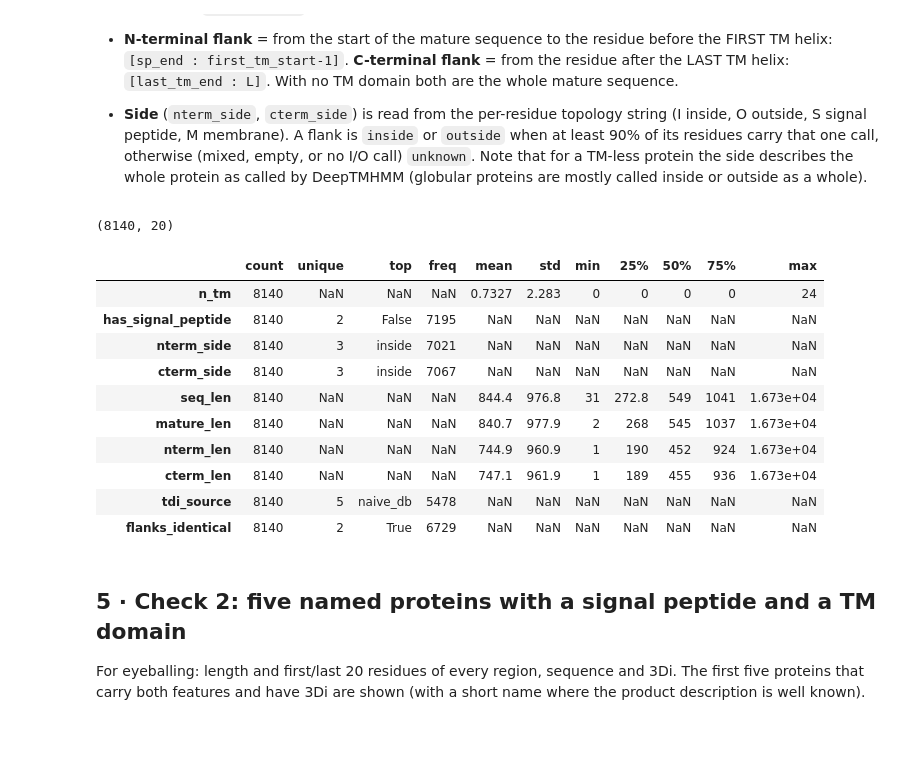
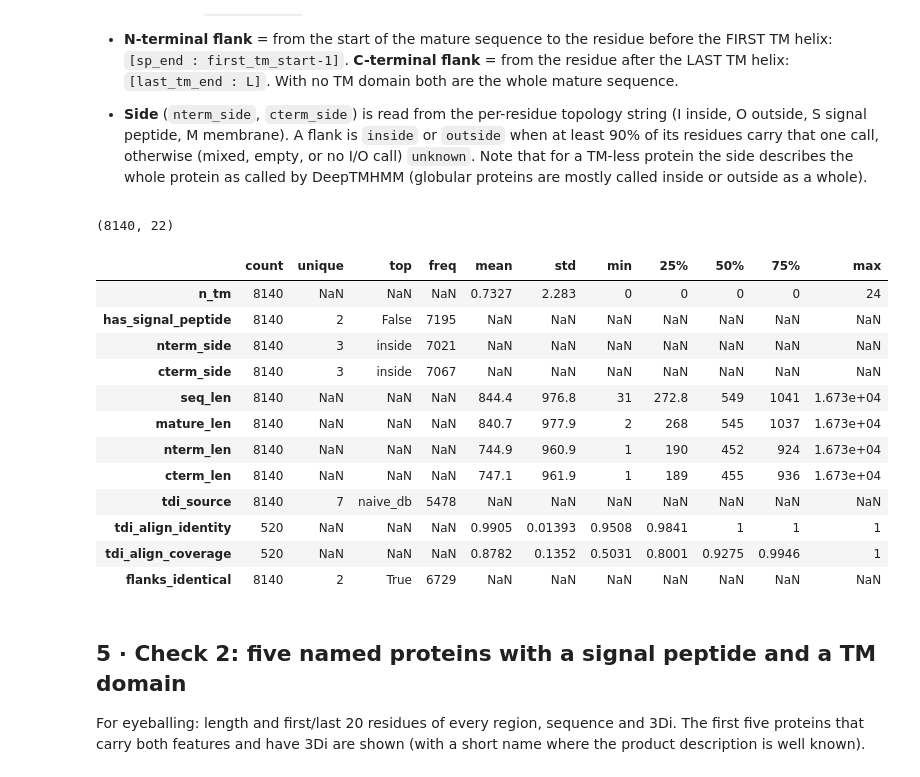
Before and after one commit to EinarOlafsson/parascape, a Jupyter notebook: notebooks/sequence_traits_2026_11_04.ipynb, the cells around one changed output. Cells and saved outputs as stored; diff of their text form; code cells hidden in the pictures; blank space fills up the shorter version.

```diff
--- a/notebooks/sequence_traits_2026_11_04.ipynb
+++ b/notebooks/sequence_traits_2026_11_04.ipynb
@@ -292,0 +473,16 @@ overlapping residues re-assigned by the pLDDT rule: 283278
+# %%
+# ---- align every candidate to its gene
+import time
+t0 = time.time(); arows = []; aln = {}
+for g in lacking:
+    ours = nodes.sequence[g]; L = len(ours)
+    for sq_, ss_, cid, kind in pool[g]:
+        pi, pj, idn, cols = semiglobal(sq_, ours)
+        aln[(g, cid)] = (pi, pj, ss_)
+        arows.append(dict(gene_id=g, candidate=cid, kind=kind, protein_len=L, candidate_len=len(sq_), aligned_residues=len(pi),
+                          identical=idn, aln_columns=cols, identity=idn / cols if cols else 0.0, identity_ungapped=idn / len(pi) if len(pi) else 0.0,
+                          coverage=len(pi) / L))
+A = pd.DataFrame(arows)
+print(f'{len(A)} alignments in {time.time() - t0:.0f} s; genes aligned:', A.gene_id.nunique())
+A.round(4).to_csv(OUT / 'tdi_alignment_candidates.tsv', sep='\t', index=False)
+A.groupby('gene_id').identity.max().describe().round(3)
@@ -292,0 +560,16 @@ overlapping residues re-assigned by the pLDDT rule: 283278
+# %%
+# ---- apply: aligned strings join the 3Di dictionaries
+tdi_align_id, tdi_align_cov = {}, {}
+for g, (s, cov, used, idn) in acc.items():
+    assert g not in tdi and len(s) == len(nodes.sequence[g])
+    tdi[g] = s; tdi_source[g] = 'aligned' if len(used) == 1 else 'aligned_multi'
+    tdi_cov[g], tdi_nfrag[g], tdi_align_id[g], tdi_align_cov[g] = cov, len(used), idn, cov
+print('3Di strings now:', len(tdi), 'of', len(nodes), '; by source:', pd.Series(tdi_source).value_counts().to_dict())
+# genes still empty and why
+mm_before = list(mm)
+mm = [g for g in mm if g not in aligned_ok]
+no_db = [g for g in nodes.index if g not in tdi and g not in mm]
+rej = [g for g in mm if g in A.gene_id.values]
+print('still without 3Di:', len(mm) + len(no_db), '=', len(mm), 'with a model whose alignment fails the 95/50 rule +', len(no_db), 'with no usable model')
+print('of the', len(mm), ': candidates aligned but best identity < 95%:', sum(1 for g in mm if g in best.index and best.best_identity[g] < 0.95),
+      '; identity >= 95% but merged coverage < 50%:', sum(1 for g in mm if g in best.index and best.best_identity[g] >= 0.95))
@@ -321,36 +608,38 @@ for g, seq in nodes.sequence.items():
     else:
         n0, n1, c0, c1 = sp_end, L, sp_end, L
     topo = r.topology_string if r is not None and isinstance(r.topology_string, str) and len(r.topology_string) == L else None
     def side(a, b):
         if topo is None or b <= a: return "unknown"
         seg = topo[a:b]; i, o = seg.count("I"), seg.count("O")
         if i + o == 0: return "unknown"
         if i / len(seg) >= 0.9: return "inside"
         if o / len(seg) >= 0.9: return "outside"
         return "unknown"
     t = tdi.get(g, "")
     cut = lambda x, a, b: x[a:b] if x else ""
     rows.append(dict(gene_id=g,
         seq_full=seq, seq_mature=seq[sp_end:], seq_nterm_flank=seq[n0:n1], seq_cterm_flank=seq[c0:c1],
         tdi_full=t, tdi_mature=cut(t, sp_end, L), tdi_nterm_flank=cut(t, n0, n1), tdi_cterm_flank=cut(t, c0, c1),
         n_tm=n_tm, has_signal_peptide=sp_end > 0, nterm_side=side(n0, n1), cterm_side=side(c0, c1),
         seq_len=L, mature_len=L - sp_end, nterm_len=n1 - n0, cterm_len=c1 - c0,
-        tdi_source=tdi_source.get(g, "none"), tdi_coverage=round(tdi_cov.get(g, 0.0), 4), tdi_n_fragments=tdi_nfrag.get(g, 0), flanks_identical=seq[n0:n1] == seq[c0:c1]))
+        tdi_source=tdi_source.get(g, "none"), tdi_coverage=round(tdi_cov.get(g, 0.0), 4), tdi_n_fragments=tdi_nfrag.get(g, 0), tdi_align_identity=tdi_align_id.get(g, np.nan), tdi_align_coverage=tdi_align_cov.get(g, np.nan), flanks_identical=seq[n0:n1] == seq[c0:c1]))
 traits = pd.DataFrame(rows).set_index('gene_id')
 print(traits.shape)
 traits.drop(columns=[c for c in traits if c.startswith(("seq_full","seq_mat","seq_n","seq_c","tdi_full","tdi_mat","tdi_n","tdi_c"))]).describe(include="all").T
 # %% [output]
-(8140, 20)
+(8140, 22)
 |  | count | unique | top | freq | mean | std | min | 25% | 50% | 75% | max |
 | n_tm | 8140 | NaN | NaN | NaN | 0.7327 | 2.283 | 0 | 0 | 0 | 0 | 24 |
 | has_signal_peptide | 8140 | 2 | False | 7195 | NaN | NaN | NaN | NaN | NaN | NaN | NaN |
 | nterm_side | 8140 | 3 | inside | 7021 | NaN | NaN | NaN | NaN | NaN | NaN | NaN |
 | cterm_side | 8140 | 3 | inside | 7067 | NaN | NaN | NaN | NaN | NaN | NaN | NaN |
 | seq_len | 8140 | NaN | NaN | NaN | 844.4 | 976.8 | 31 | 272.8 | 549 | 1041 | 1.673e+04 |
 | mature_len | 8140 | NaN | NaN | NaN | 840.7 | 977.9 | 2 | 268 | 545 | 1037 | 1.673e+04 |
 | nterm_len | 8140 | NaN | NaN | NaN | 744.9 | 960.9 | 1 | 190 | 452 | 924 | 1.673e+04 |
 | cterm_len | 8140 | NaN | NaN | NaN | 747.1 | 961.9 | 1 | 189 | 455 | 936 | 1.673e+04 |
-| tdi_source | 8140 | 5 | naive_db | 5478 | NaN | NaN | NaN | NaN | NaN | NaN | NaN |
+| tdi_source | 8140 | 7 | naive_db | 5478 | NaN | NaN | NaN | NaN | NaN | NaN | NaN |
+| tdi_align_identity | 520 | NaN | NaN | NaN | 0.9905 | 0.01393 | 0.9508 | 0.9841 | 1 | 1 | 1 |
+| tdi_align_coverage | 520 | NaN | NaN | NaN | 0.8782 | 0.1352 | 0.5031 | 0.8001 | 0.9275 | 0.9946 | 1 |
 | flanks_identical | 8140 | 2 | True | 6729 | NaN | NaN | NaN | NaN | NaN | NaN | NaN |
 # %% [markdown]
 ## 5 · Check 2: five named proteins with a signal peptide and a TM domain
```
Also changed, not shown: parts of 13 cells of this notebook, 8 other files.
